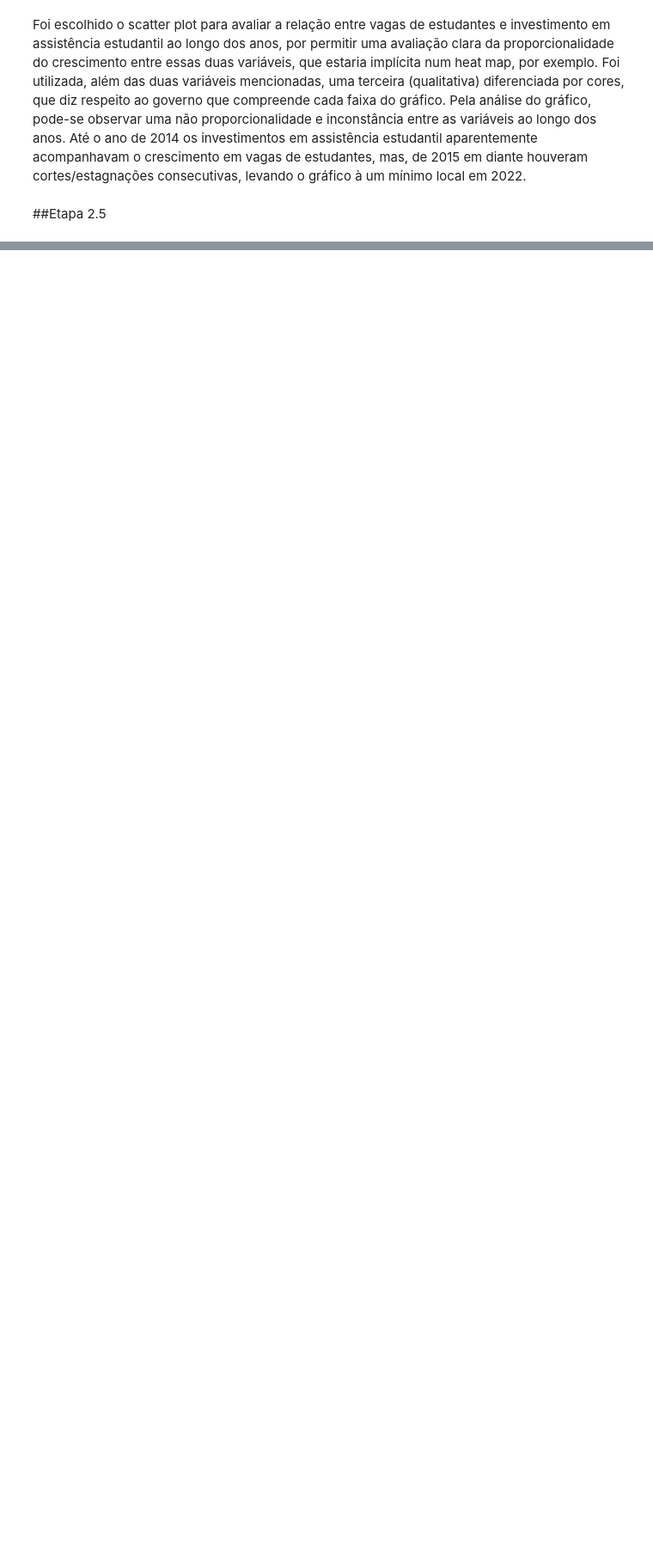
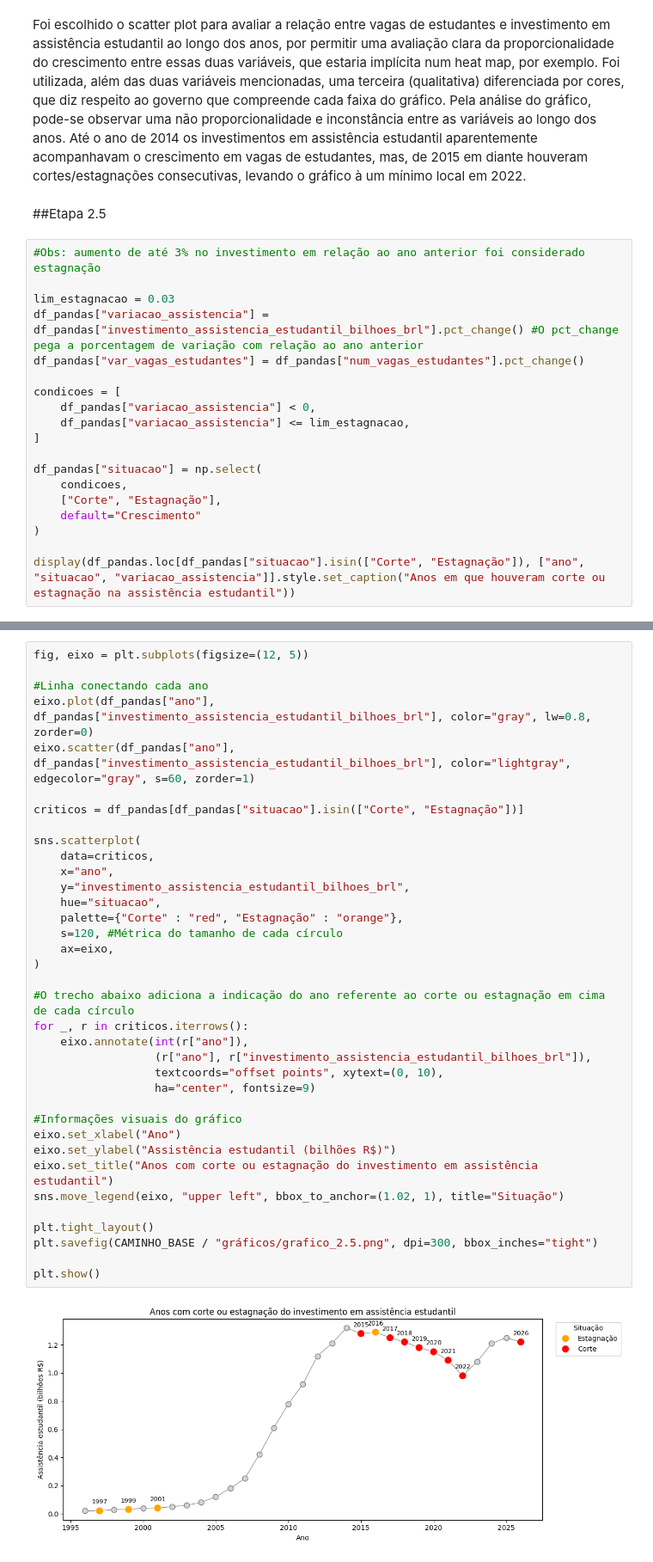
Before and after one commit to Tiago19M/ifes-visualizacao-dados, a Jupyter notebook: visu_dados_ifes.ipynb, the cells around one changed output, grey strips where cells are left out. Shown at 86% size. Saved outputs shown, nothing was run; the diff lists cells and outputs as text; blank space fills up the shorter version.

```diff
--- a/visu_dados_ifes.ipynb
+++ b/visu_dados_ifes.ipynb
@@ -310,3 +387,22 @@ Foi escolhido o scatter plot para avaliar a relação entre vagas de estudantes
 Pela análise do gráfico, pode-se observar uma não proporcionalidade e inconstância entre as variáveis ao longo dos anos. Até o ano de 2014 os investimentos em assistência estudantil aparentemente acompanhavam o crescimento em vagas de estudantes, mas, de 2015 em diante houveram cortes/estagnações consecutivas, levando o gráfico à um mínimo local em 2022.
 # %% [markdown]
 ##Etapa 2.5
+# %%
+#Obs: aumento de até 3% no investimento em relação ao ano anterior foi considerado estagnação
+
+lim_estagnacao = 0.03
+df_pandas["variacao_assistencia"] = df_pandas["investimento_assistencia_estudantil_bilhoes_brl"].pct_change() #O pct_change pega a porcentagem de variação com relação ao ano anterior
+df_pandas["var_vagas_estudantes"] = df_pandas["num_vagas_estudantes"].pct_change()
+
+condicoes = [
+    df_pandas["variacao_assistencia"] < 0,
+    df_pandas["variacao_assistencia"] <= lim_estagnacao,
+]
+
+df_pandas["situacao"] = np.select(
+    condicoes,
+    ["Corte", "Estagnação"],
+    default="Crescimento"
+)
+
+display(df_pandas.loc[df_pandas["situacao"].isin(["Corte", "Estagnação"]), ["ano", "situacao", "variacao_assistencia"]].style.set_caption("Anos em que houveram corte ou estagnação na assistência estudantil"))
@@ -312,0 +424,38 @@ Pela análise do gráfico, pode-se observar uma não proporcionalidade e inconst
+# %%
+fig, eixo = plt.subplots(figsize=(12, 5))
+
+#Linha conectando cada ano
+eixo.plot(df_pandas["ano"], df_pandas["investimento_assistencia_estudantil_bilhoes_brl"], color="gray", lw=0.8, zorder=0)
+eixo.scatter(df_pandas["ano"], df_pandas["investimento_assistencia_estudantil_bilhoes_brl"], color="lightgray", edgecolor="gray", s=60, zorder=1)
+
+criticos = df_pandas[df_pandas["situacao"].isin(["Corte", "Estagnação"])]
+
+sns.scatterplot(
+    data=criticos,
+    x="ano",
+    y="investimento_assistencia_estudantil_bilhoes_brl",
+    hue="situacao",
+    palette={"Corte" : "red", "Estagnação" : "orange"},
+    s=120, #Métrica do tamanho de cada círculo
+    ax=eixo,
+)
+
+#O trecho abaixo adiciona a indicação do ano referente ao corte ou estagnação em cima de cada círculo
+for _, r in criticos.iterrows():
+    eixo.annotate(int(r["ano"]),
+                  (r["ano"], r["investimento_assistencia_estudantil_bilhoes_brl"]),
+                  textcoords="offset points", xytext=(0, 10),
+                  ha="center", fontsize=9)
+
+#Informações visuais do gráfico
+eixo.set_xlabel("Ano")
+eixo.set_ylabel("Assistência estudantil (bilhões R$)")
+eixo.set_title("Anos com corte ou estagnação do investimento em assistência estudantil")
+sns.move_legend(eixo, "upper left", bbox_to_anchor=(1.02, 1), title="Situação")
+
+plt.tight_layout()
+plt.savefig(CAMINHO_BASE / "gráficos/grafico_2.5.png", dpi=300, bbox_inches="tight")
+
+plt.show()
+# %% [output]
+[figure, added]
```
Also changed, not shown: parts of 35 cells of this notebook, 2 other files.
